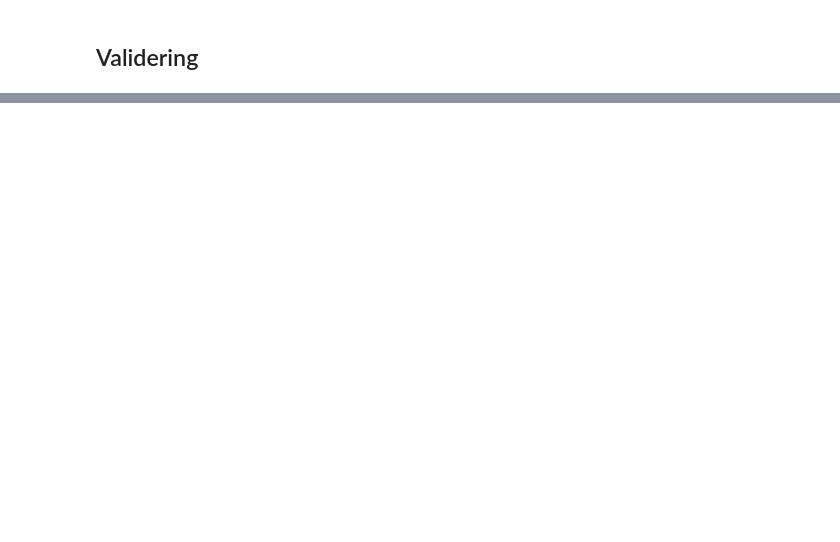
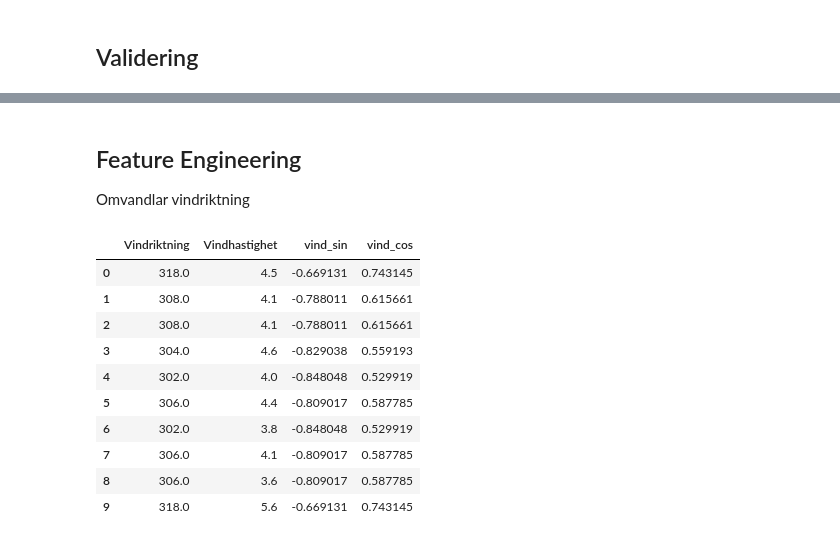
Before and after one commit to JakobWorkingHard/predicting_PM2.5, a Jupyter notebook: notebooks/model_trainval.ipynb, the cells around one changed output, grey strips where cells are left out. Cells and saved outputs as stored; diff of their text form; code cells hidden in the pictures; blank space fills up the shorter version.

Commit message:
features.py skapad och model_trainval gjord

```diff
--- a/notebooks/model_trainval.ipynb
+++ b/notebooks/model_trainval.ipynb
@@ -53,0 +39,9 @@ dtype: int64
+# %%
+# Läs in träningsdata
+train_raw = pd.read_csv(cfg.train_merged)
+
+# Läs in valideringsdata
+val_raw = pd.read_csv(cfg.val_merged)
+
+print("Träningsdata:", train_raw.shape)
+print("Valideringsdata:", val_raw.shape)
@@ -94,0 +74,9 @@ Name: tid, dtype: datetime64[us, Europe/Stockholm]
+# %%
+# Validera träningsdata
+train_df = validate_data(train_raw)
+
+# Validera valideringsdata
+val_df = validate_data(val_raw)
+
+print("Träningsdata efter validering:", train_df.shape)
+print("Valideringsdata efter validering:", val_df.shape)
@@ -94,0 +113,26 @@ Name: tid, dtype: datetime64[us, Europe/Stockholm]
+# %% [markdown]
+## Feature Engineering
+
+Omvandlar vindriktning
+# %%
+# Lägg till vindriktning som sinus och cosinus
+train_df = add_wind_features(train_df)
+val_df = add_wind_features(val_df)
+# %%
+display(
+    train_df[
+        ["Vindriktning", "Vindhastighet", "vind_sin", "vind_cos"]
+    ].head(10)
+)
+# %% [output]
+|  | Vindriktning | Vindhastighet | vind_sin | vind_cos |
+| 0 | 318.0 | 4.5 | -0.669131 | 0.743145 |
+| 1 | 308.0 | 4.1 | -0.788011 | 0.615661 |
+| 2 | 308.0 | 4.1 | -0.788011 | 0.615661 |
+| 3 | 304.0 | 4.6 | -0.829038 | 0.559193 |
+| 4 | 302.0 | 4.0 | -0.848048 | 0.529919 |
+| 5 | 306.0 | 4.4 | -0.809017 | 0.587785 |
+| 6 | 302.0 | 3.8 | -0.848048 | 0.529919 |
+| 7 | 306.0 | 4.1 | -0.809017 | 0.587785 |
+| 8 | 306.0 | 3.6 | -0.809017 | 0.587785 |
+| 9 | 318.0 | 5.6 | -0.669131 | 0.743145 |
```
Also changed, not shown: parts of 44 cells of this notebook, 1 other file.
